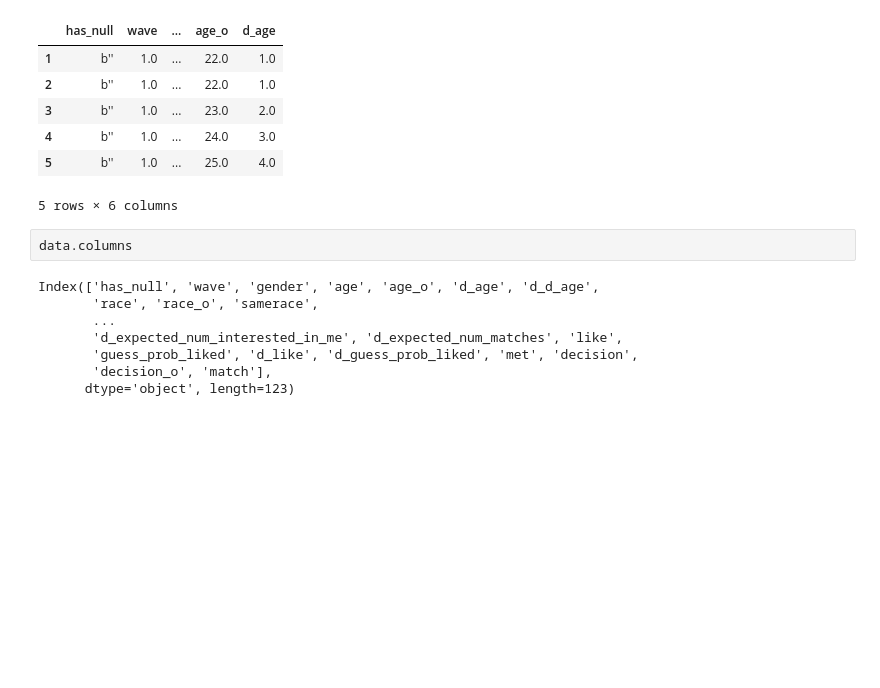
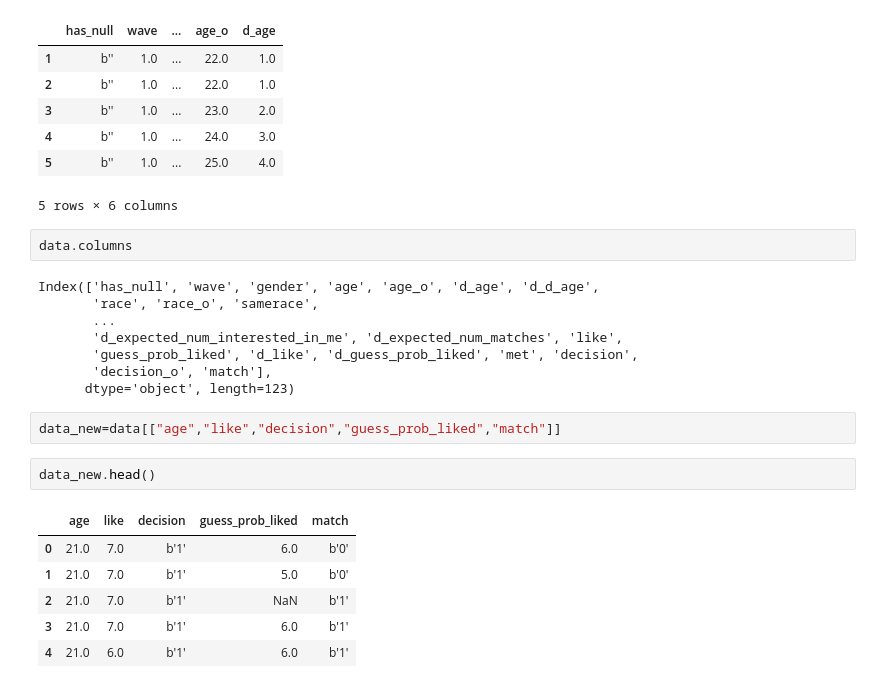
Before and after one commit to MimoHasPurpose/Exploration, a Jupyter notebook: seaborn/research/speeddating.ipynb, the cells around one changed output. Saved outputs shown, nothing was run; the diff lists cells and outputs as text; blank space fills up the shorter version.

```diff
--- a/seaborn/research/speeddating.ipynb
+++ b/seaborn/research/speeddating.ipynb
@@ -43,3 +39,14 @@ Index(['has_null', 'wave', 'gender', 'age', 'age_o', 'd_age', 'd_d_age',
        'guess_prob_liked', 'd_like', 'd_guess_prob_liked', 'met', 'decision',
        'decision_o', 'match'],
       dtype='object', length=123)
+# %%
+data_new=data[["age","like","decision","guess_prob_liked","match"]]
+# %%
+data_new.head()
+# %% [output]
+|  | age | like | decision | guess_prob_liked | match |
+| 0 | 21.0 | 7.0 | b'1' | 6.0 | b'0' |
+| 1 | 21.0 | 7.0 | b'1' | 5.0 | b'0' |
+| 2 | 21.0 | 7.0 | b'1' | NaN | b'1' |
+| 3 | 21.0 | 7.0 | b'1' | 6.0 | b'1' |
+| 4 | 21.0 | 6.0 | b'1' | 6.0 | b'1' |
```
Also changed, not shown: parts of 1 cell of this notebook, 1 other file.
